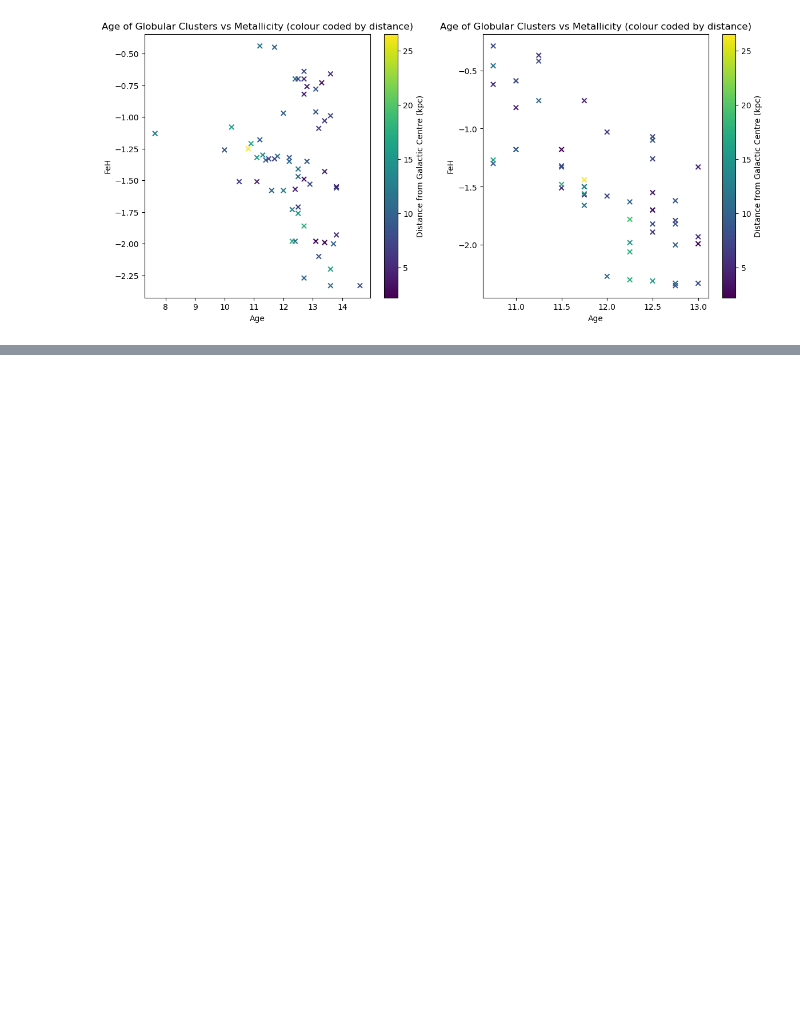
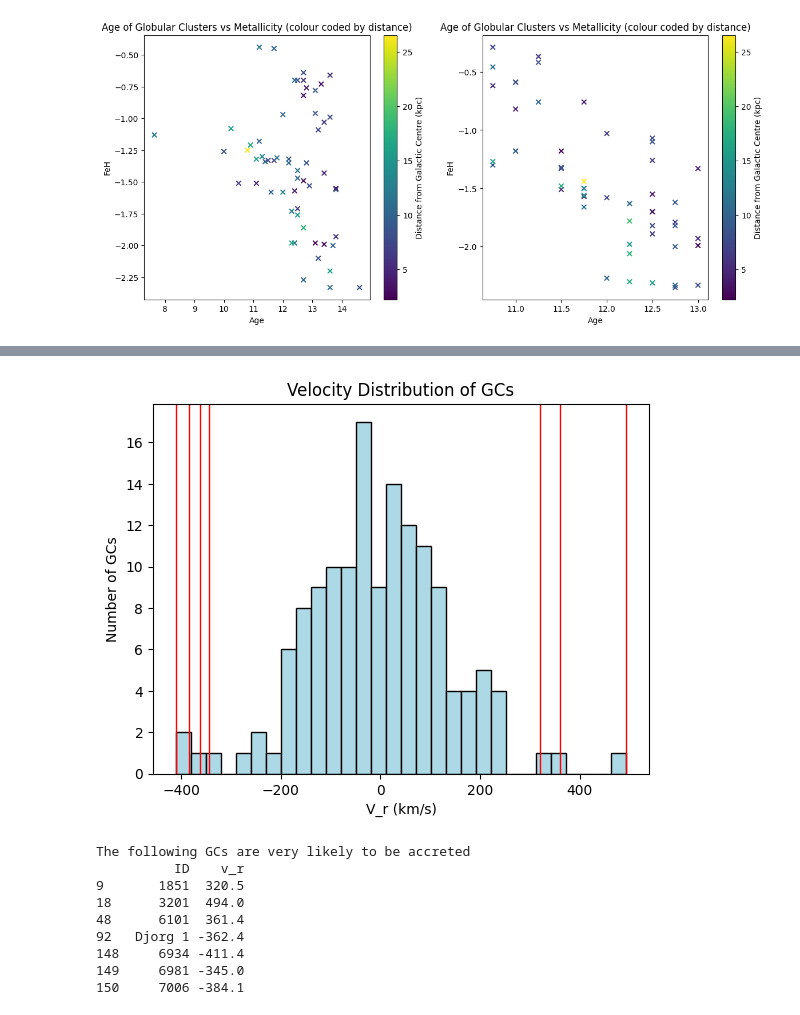
Before and after one commit to pavitraah/phys3116_cosmo_crew, a Jupyter notebook: Assignment Code/cosmo_crew.ipynb, the cells around one changed output, grey strips where cells are left out. Saved outputs shown, nothing was run; the diff lists cells and outputs as text; code cells hidden in the pictures; blank space fills up the shorter version.

```diff
--- a/Assignment Code/cosmo_crew.ipynb
+++ b/Assignment Code/cosmo_crew.ipynb
@@ -295,0 +322,32 @@ plt.show()
+# %%
+v_r = harris['v_r']
+
+lower_bound = -300
+upper_bound = 300
+
+outliers = (v_r < lower_bound) | (v_r > upper_bound)
+
+# Plot histogram
+plt.hist(v_r, bins=30, color='lightblue', edgecolor='black')
+plt.xlabel('V_r (km/s)')
+plt.ylabel('Number of GCs')
+plt.title('Velocity Distribution of GCs')
+
+for val in v_r[outliers]:
+    plt.axvline(val, color='red', linestyle='-', linewidth=1)
+
+plt.show()
+
+print('The following GCs are very likely to be accreted')
+print(harris.loc[outliers, ['ID', 'v_r']])
+# %% [output]
+[figure, added]
+The following GCs are very likely to be accreted
+          ID    v_r
+9       1851  320.5
+18      3201  494.0
+48      6101  361.4
+92   Djorg 1 -362.4
+148     6934 -411.4
+149     6981 -345.0
+150     7006 -384.1
```
Also changed, not shown: parts of 7 cells of this notebook.
